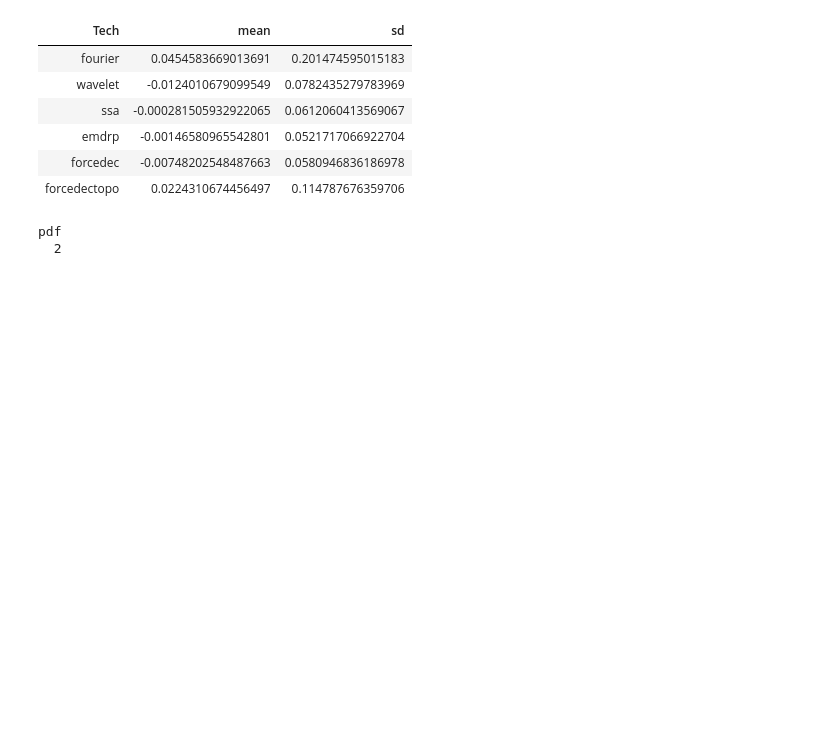
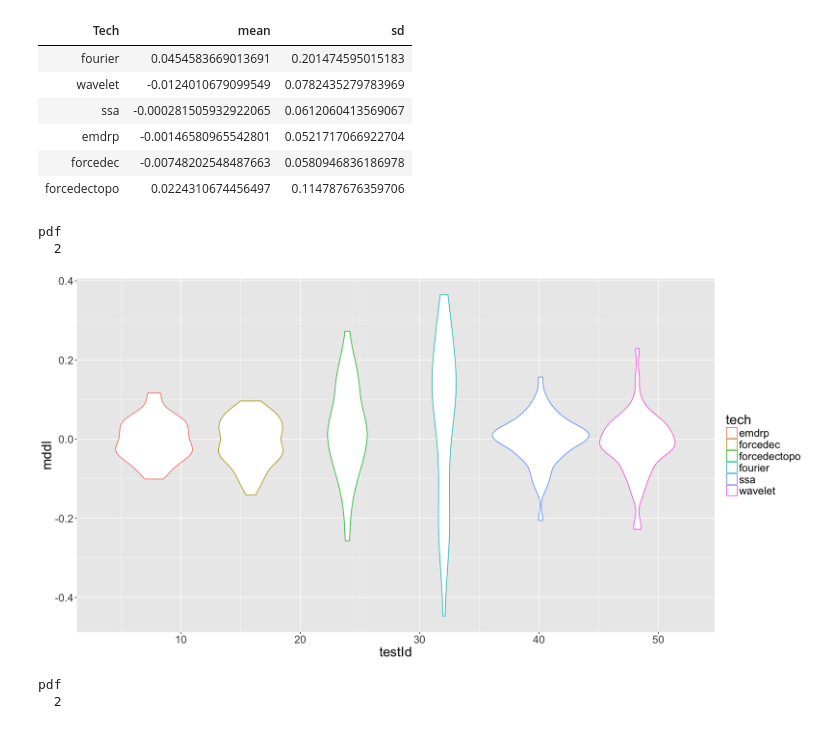
Before and after one commit to felipelageduarte/Doutorado, a Jupyter notebook: 3 - Results.ipynb, the cells around one changed output. Saved outputs shown, nothing was run; the diff lists cells and outputs as text; code cells hidden in the pictures; blank space fills up the shorter version.

Commit message:
analise de resultados

```diff
--- a/3 - Results.ipynb
+++ b/3 - Results.ipynb
@@ -71,6 +51,16 @@ m
 | emdrp | -0.00146580965542801 | 0.0521717066922704 |
 | forcedec | -0.00748202548487663 | 0.0580946836186978 |
 | forcedectopo | 0.0224310674456497 | 0.114787676359706 |
+# %%
+options(repr.plot.width=16, repr.plot.height=8)
+data = data.frame()
+for(i in 1:length(listResult)) data = rbind(data, listResult[[i]][c('testId','tech','mddl')])
+ggplot(data, aes(x = testId, y = mddl, color = tech)) + geom_violin(scale = "area") + theme(text = element_text(size=20))
+dev.copy2pdf(file = paste(imagesFolder,"result_mddl_violin.pdf", sep='/'), width=16, height=5)
+# %% [output]
+pdf
+  2
+[figure, added]
 # %%
 options(repr.plot.width=16, repr.plot.height=8)
 data = data.frame()
```
Also changed, not shown: parts of 2 cells of this notebook, 6 other files.
